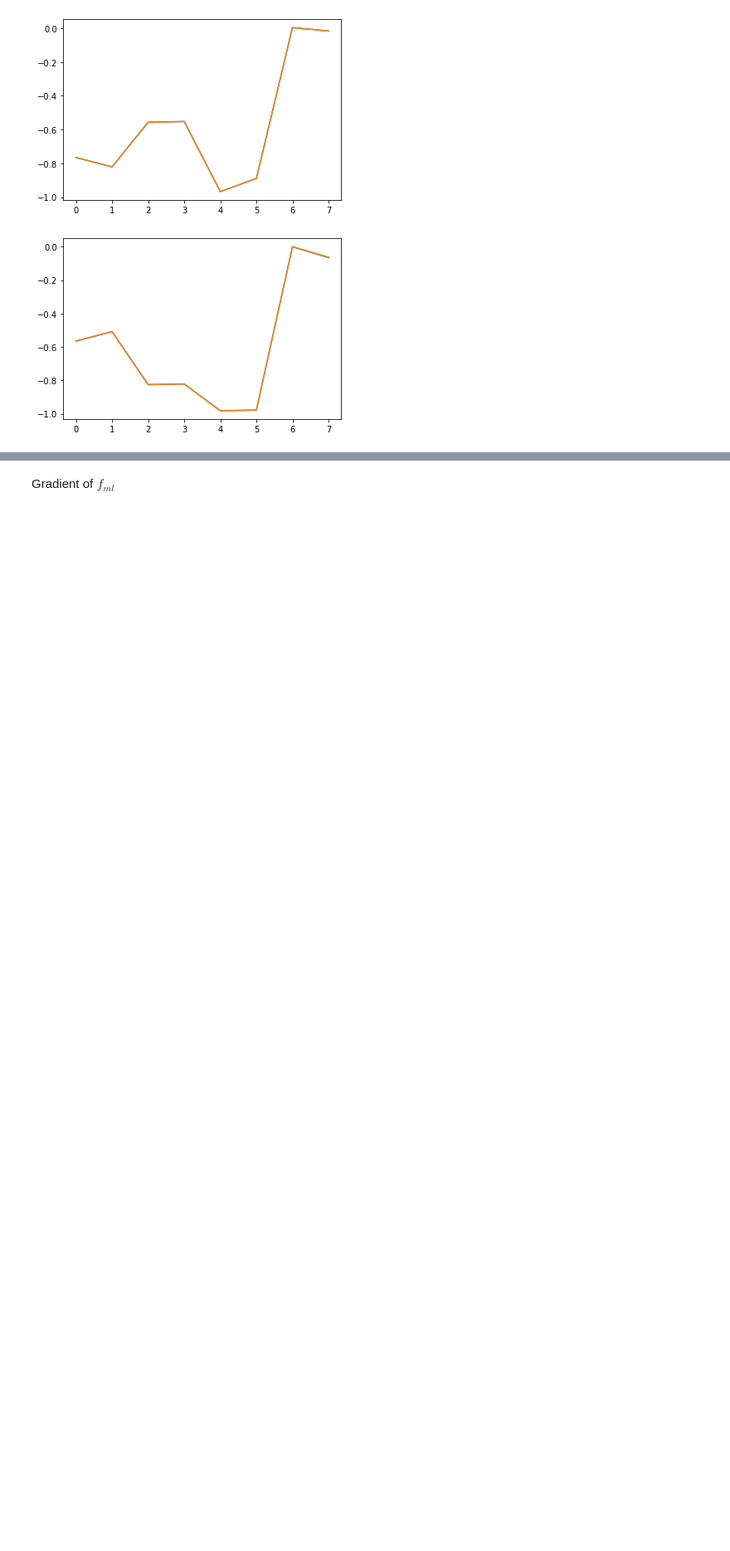
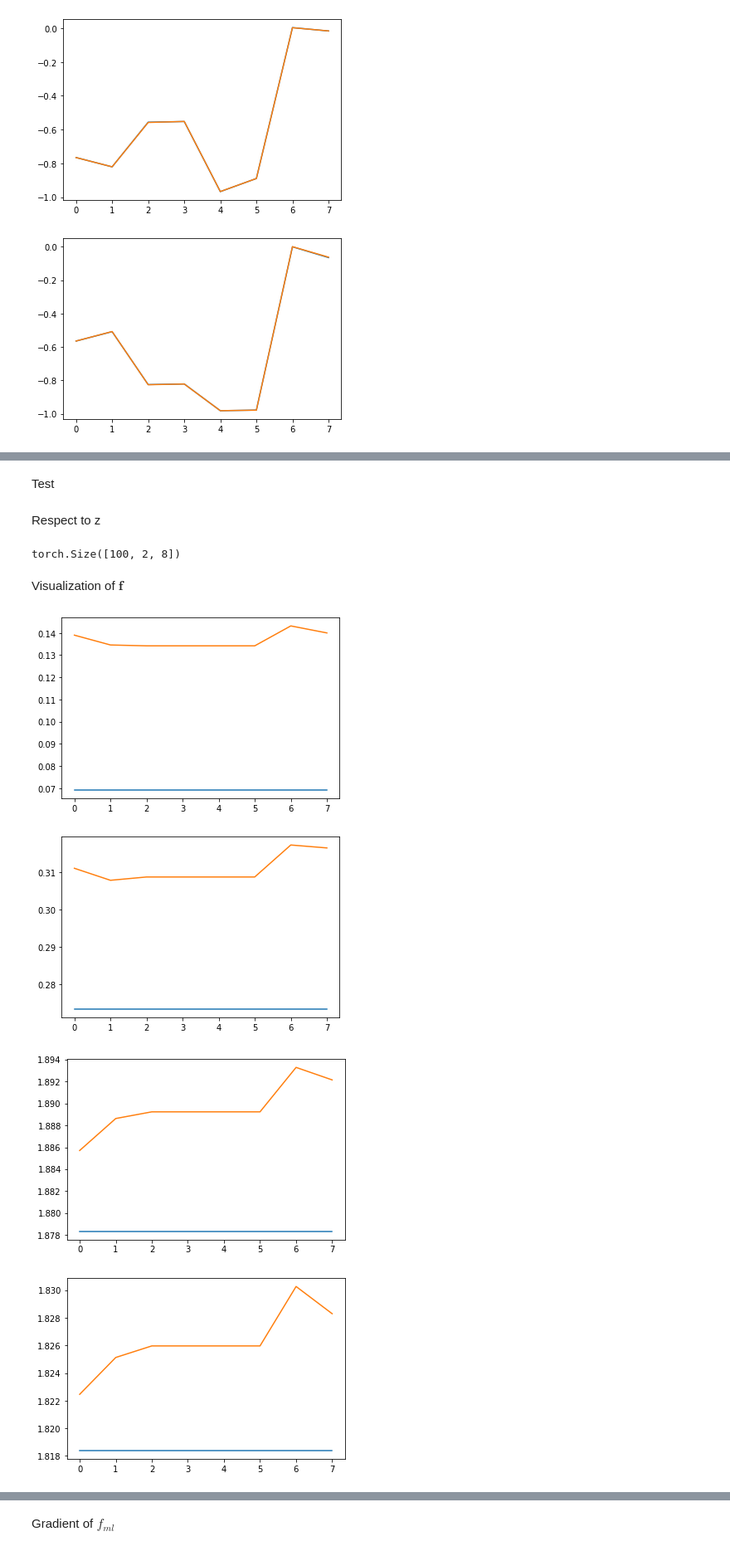
Before and after one commit to emacosta95/DL-VLM, a Jupyter notebook: Check_the_DL-DFT_Model.ipynb, the cells around one changed output, grey strips where cells are left out. Shown at 83% size. Saved outputs shown, nothing was run; the diff lists cells and outputs as text; code cells hidden in the pictures; blank space fills up the shorter version.

```diff
--- a/Check_the_DL-DFT_Model.ipynb
+++ b/Check_the_DL-DFT_Model.ipynb
@@ -109,0 +172,5 @@ for i in range(10):
+# %%
+for i in range(10):
+    plt.plot(h_torch[i,1,:].detach().numpy())
+    plt.plot(-1*grad[i,:].detach().numpy())
+    plt.show()
@@ -109,0 +260,21 @@ for i in range(10):
+# %%
+data=np.load('data/kohm_sham_approach/uniform/reduction_2_input_channel_dataset_h_0.0_2.0_omega_1_j_1_1nn_n_100.npz')
+
+ndata=1000
+
+z=data['density']
+f=data['density_F']
+h=data['potential']
+e=data['energy']
+
+z_torch=torch.from_numpy(z[:ndata])
+f_torch=torch.from_numpy(f[:ndata])
+h_torch=torch.from_numpy(h[:ndata])
+e_torch=torch.from_numpy(e[:ndata])
+
+
+print(h_torch.shape)
+print(z_torch.shape)
+
+model=torch.load('model_rep/kohm_sham/magn2field/Magn2Field_reduction_2_input_channel_dataset_h_0.0-2.0_omega_0.0-2.0_j_1_1nn_n_500k_unet_l_train_8_[40, 40, 40, 40, 40, 40]_hc_5_ks_1_ps_6_nconv_0_nblock',map_location='cpu')
+model.eval()
@@ -109,0 +310,26 @@ for i in range(10):
+# %%
+for i in range(0,10):
+    plt.plot(z[i,1,:])
+    plt.plot(h[i,1,:])
+    plt.show()
+# %% [markdown]
+Test
+# %% [markdown]
+Respect to z
+# %%
+h_ml=model(z_torch)
+print(h_ml.shape)
+# %% [output]
+torch.Size([100, 2, 8])
+# %% [markdown]
+Visualization of $\mathbf{f}$
+# %%
+for i in range(10):
+    plt.plot(h_torch.detach().numpy()[i,0,:])
+    plt.plot(h_ml.detach().numpy()[i,0,:])
+    plt.show()
+# %% [output]
+[figure, added]
+[figure, added]
+[figure, added]
+[figure, added]
```
Also changed, not shown: parts of 27 cells of this notebook, 2 other files.
